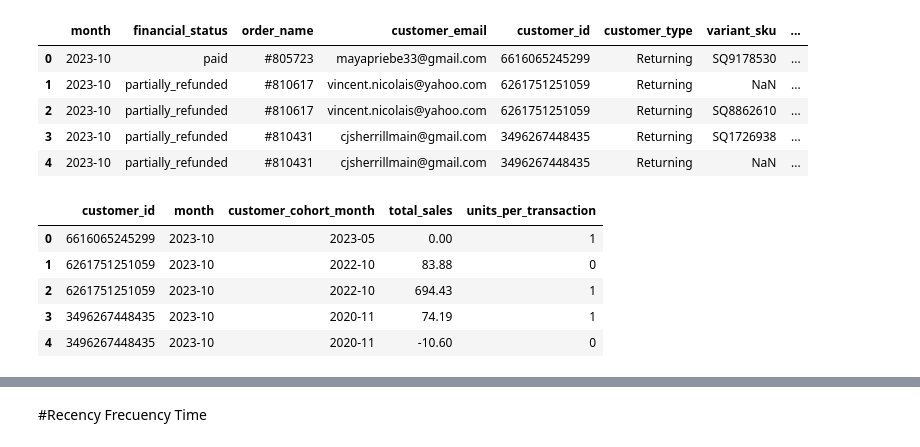
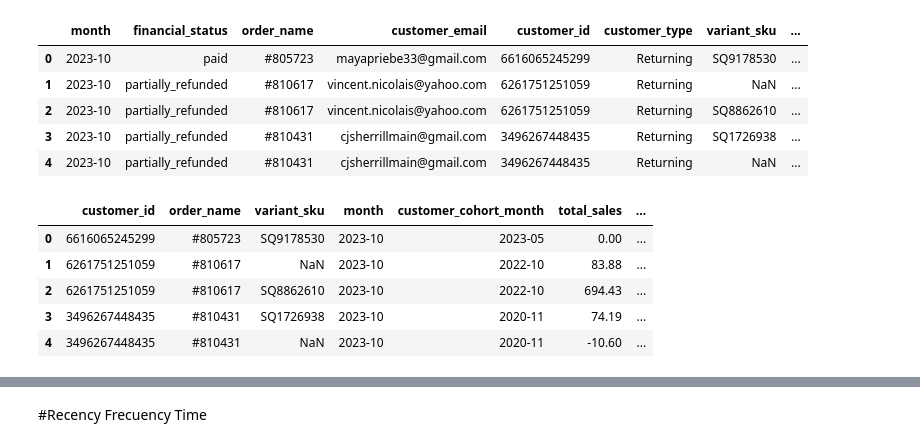
Before and after one commit to Requenamar3/Data-Mining, a Jupyter notebook: Data_Mining_Module1_Ecommerce_CLV filtered.ipynb, the cells around one changed output, grey strips where cells are left out. Saved outputs shown, nothing was run; the diff lists cells and outputs as text; code cells hidden in the pictures.

```diff
--- a/Data_Mining_Module1_Ecommerce_CLV filtered.ipynb
+++ b/Data_Mining_Module1_Ecommerce_CLV filtered.ipynb
@@ -87,16 +87,16 @@ EC.head()
 | 4 | 2023-10 | partially_refunded | #810431 | cjsherrillmain@gmail.com | 3496267448435 | Returning | NaN | ... |
 # %%
 # Select only the desired columns
-EC_filtered = ['customer_id', 'month', 'customer_cohort_month', 'total_sales', 'units_per_transaction']
+EC_filtered = ['customer_id', 'order_name','variant_sku','month', 'customer_cohort_month', 'total_sales', 'units_per_transaction']
 EC= EC[EC_filtered]
 EC.head()
 # %% [output]
-|  | customer_id | month | customer_cohort_month | total_sales | units_per_transaction |
-| 0 | 6616065245299 | 2023-10 | 2023-05 | 0.00 | 1 |
-| 1 | 6261751251059 | 2023-10 | 2022-10 | 83.88 | 0 |
-| 2 | 6261751251059 | 2023-10 | 2022-10 | 694.43 | 1 |
-| 3 | 3496267448435 | 2023-10 | 2020-11 | 74.19 | 1 |
-| 4 | 3496267448435 | 2023-10 | 2020-11 | -10.60 | 0 |
+|  | customer_id | order_name | variant_sku | month | customer_cohort_month | total_sales | ... |
+| 0 | 6616065245299 | #805723 | SQ9178530 | 2023-10 | 2023-05 | 0.00 | ... |
+| 1 | 6261751251059 | #810617 | NaN | 2023-10 | 2022-10 | 83.88 | ... |
+| 2 | 6261751251059 | #810617 | SQ8862610 | 2023-10 | 2022-10 | 694.43 | ... |
+| 3 | 3496267448435 | #810431 | SQ1726938 | 2023-10 | 2020-11 | 74.19 | ... |
+| 4 | 3496267448435 | #810431 | NaN | 2023-10 | 2020-11 | -10.60 | ... |
 # %%
 # Create a ProfileReport object
 profile = ProfileReport(EC, title="EC CLV", explorative=True)
```
Also changed, not shown: parts of 27 cells of this notebook.
